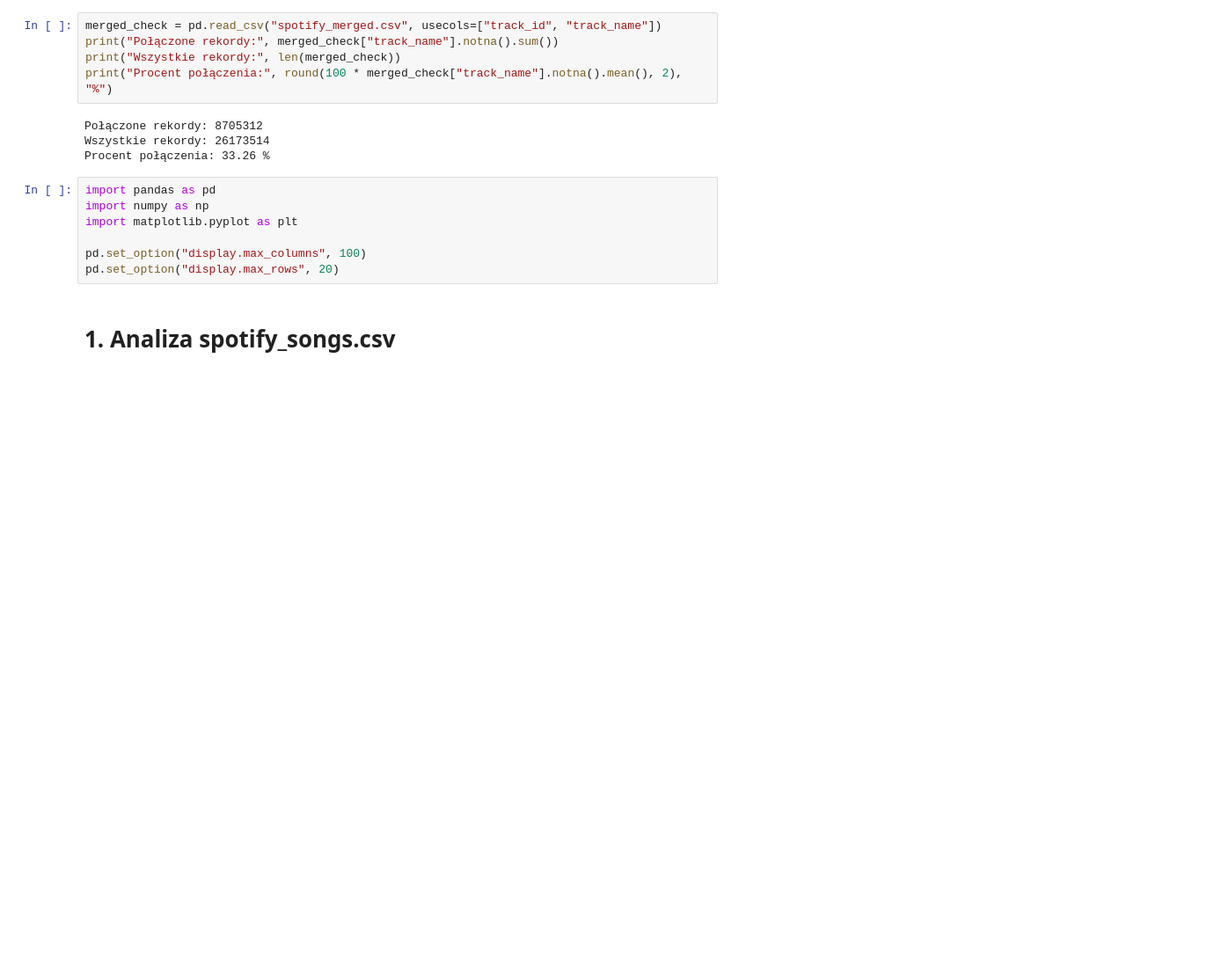
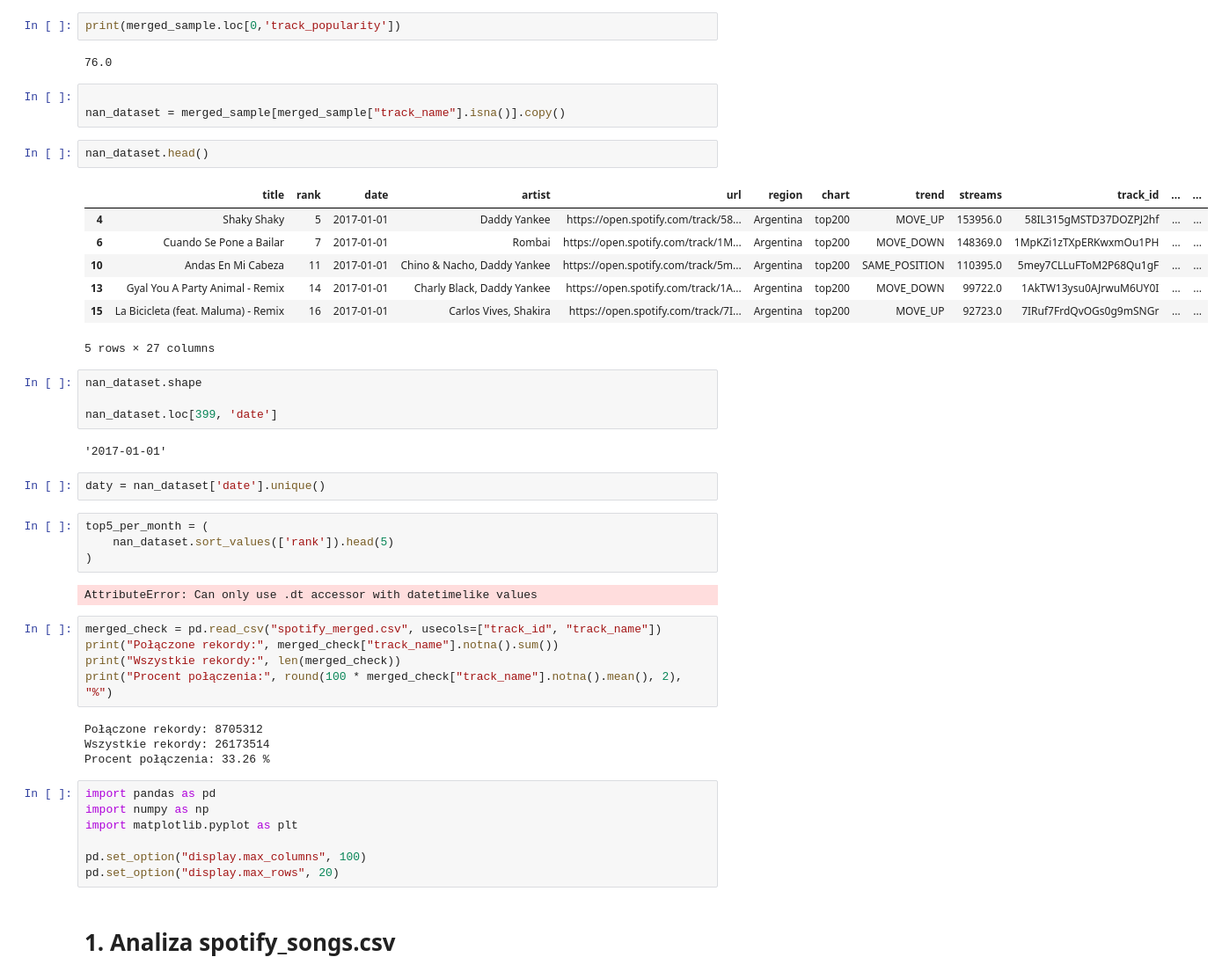
Before and after one commit to pati7284/Spotify-Data-Analysis, a Jupyter notebook: analiza_notebook.ipynb, the cells around one changed output. Shown at 88% size. Cells and saved outputs as stored; diff of their text form; blank space fills up the shorter version.

```diff
--- a/analiza_notebook.ipynb
+++ b/analiza_notebook.ipynb
@@ -26,3 +30,34 @@ print(merged_sample.head())
+# %%
+print(merged_sample.loc[0,'track_popularity'])
+# %% [output]
+76.0
+# %%
+
+nan_dataset = merged_sample[merged_sample["track_name"].isna()].copy()
+# %%
+nan_dataset.head()
+# %% [output]
+|  | title | rank | date | artist | url | region | chart | trend | streams | track_id | ... | ... |
+| 4 | Shaky Shaky | 5 | 2017-01-01 | Daddy Yankee | https://open.spotify.com/track/58... | Argentina | top200 | MOVE_UP | 153956.0 | 58IL315gMSTD37DOZPJ2hf | ... | ... |
+| 6 | Cuando Se Pone a Bailar | 7 | 2017-01-01 | Rombai | https://open.spotify.com/track/1M... | Argentina | top200 | MOVE_DOWN | 148369.0 | 1MpKZi1zTXpERKwxmOu1PH | ... | ... |
+| 10 | Andas En Mi Cabeza | 11 | 2017-01-01 | Chino & Nacho, Daddy Yankee | https://open.spotify.com/track/5m... | Argentina | top200 | SAME_POSITION | 110395.0 | 5mey7CLLuFToM2P68Qu1gF | ... | ... |
+| 13 | Gyal You A Party Animal - Remix | 14 | 2017-01-01 | Charly Black, Daddy Yankee | https://open.spotify.com/track/1A... | Argentina | top200 | MOVE_DOWN | 99722.0 | 1AkTW13ysu0AJrwuM6UY0I | ... | ... |
+| 15 | La Bicicleta (feat. Maluma) - Remix | 16 | 2017-01-01 | Carlos Vives, Shakira | https://open.spotify.com/track/7I... | Argentina | top200 | MOVE_UP | 92723.0 | 7IRuf7FrdQvOGs0g9mSNGr | ... | ... |
+5 rows × 27 columns
+# %%
+nan_dataset.shape
+
+nan_dataset.loc[399, 'date']
+# %% [output]
+'2017-01-01'
+# %%
+daty = nan_dataset['date'].unique()
+# %%
+top5_per_month = (
+    nan_dataset.sort_values(['rank']).head(5)
+)
+# %% [output]
+AttributeError: Can only use .dt accessor with datetimelike values
 # %%
 merged_check = pd.read_csv("spotify_merged.csv", usecols=["track_id", "track_name"])
 print("Połączone rekordy:", merged_check["track_name"].notna().sum())
```
Also changed, not shown: parts of 7 cells of this notebook.
